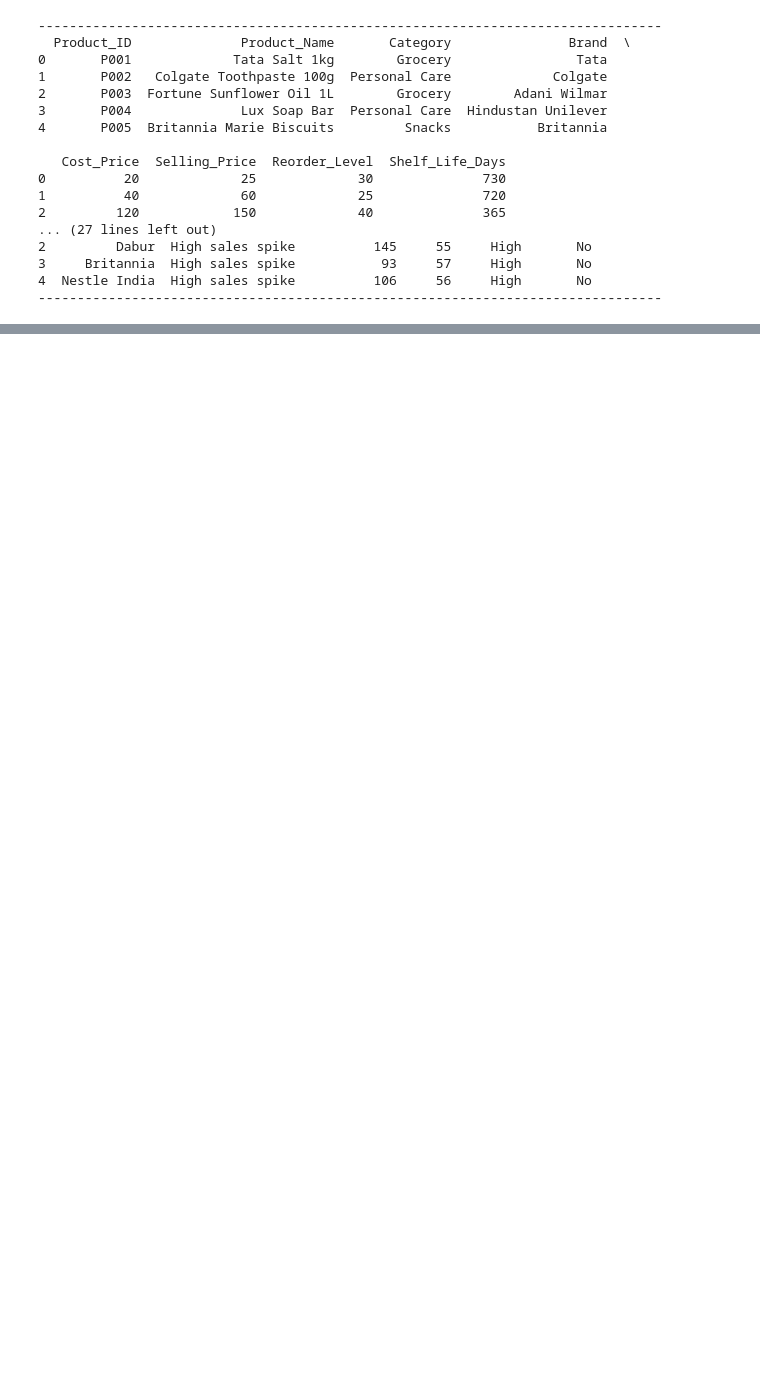
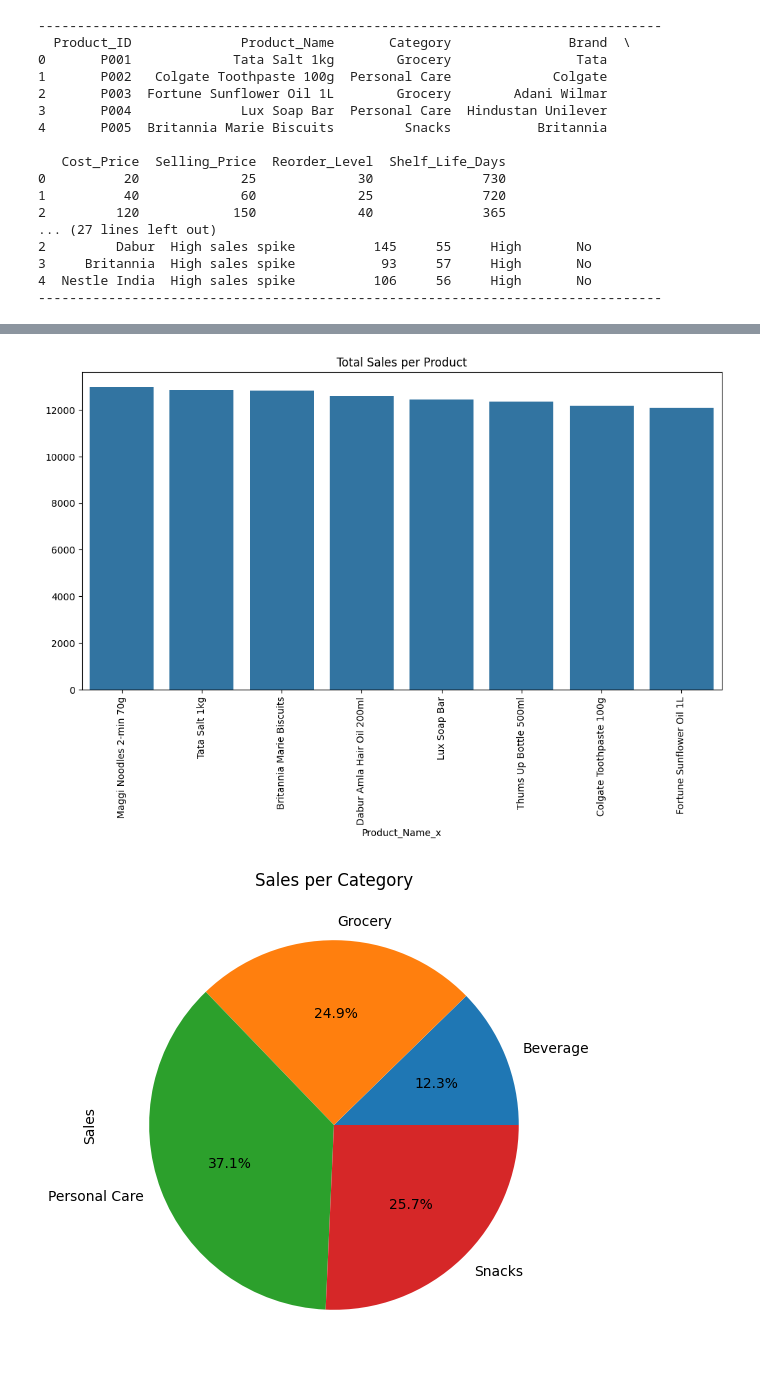
Before and after one commit to harishy0406/SmartStockAI, a Jupyter notebook: SmartStockAI.ipynb, the cells around one changed output, grey strips where cells are left out. Cells and saved outputs as stored; diff of their text form; code cells hidden in the pictures; blank space fills up the shorter version.

```diff
--- a/SmartStockAI.ipynb
+++ b/SmartStockAI.ipynb
@@ -43,0 +100,16 @@ print("-"*80)
+# %%
+# Sales per product
+sales_product = data.groupby('Product_Name_x')['Sales'].sum().sort_values(ascending=False)
+plt.figure(figsize=(12,6))
+sns.barplot(x=sales_product.index, y=sales_product.values)
+plt.title("Total Sales per Product")
+plt.xticks(rotation=90)
+plt.show()
+
+# Sales per category
+sales_category = data.groupby('Category_x')['Sales'].sum()
+sales_category.plot(kind='pie', autopct='%1.1f%%', figsize=(6,6), title='Sales per Category')
+plt.show()
+# %% [output]
+[figure, added]
+[figure, added]
```
Also changed, not shown: parts of 5 cells of this notebook.
